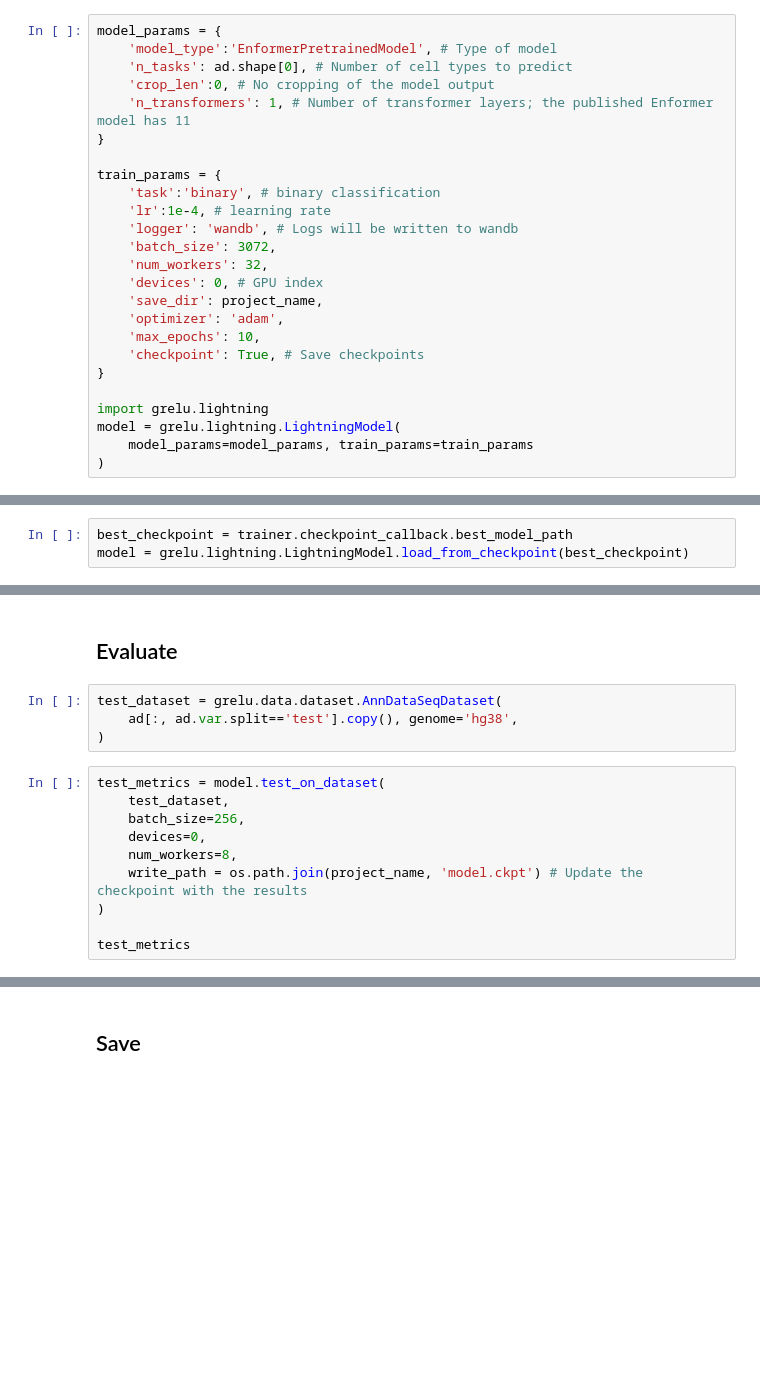
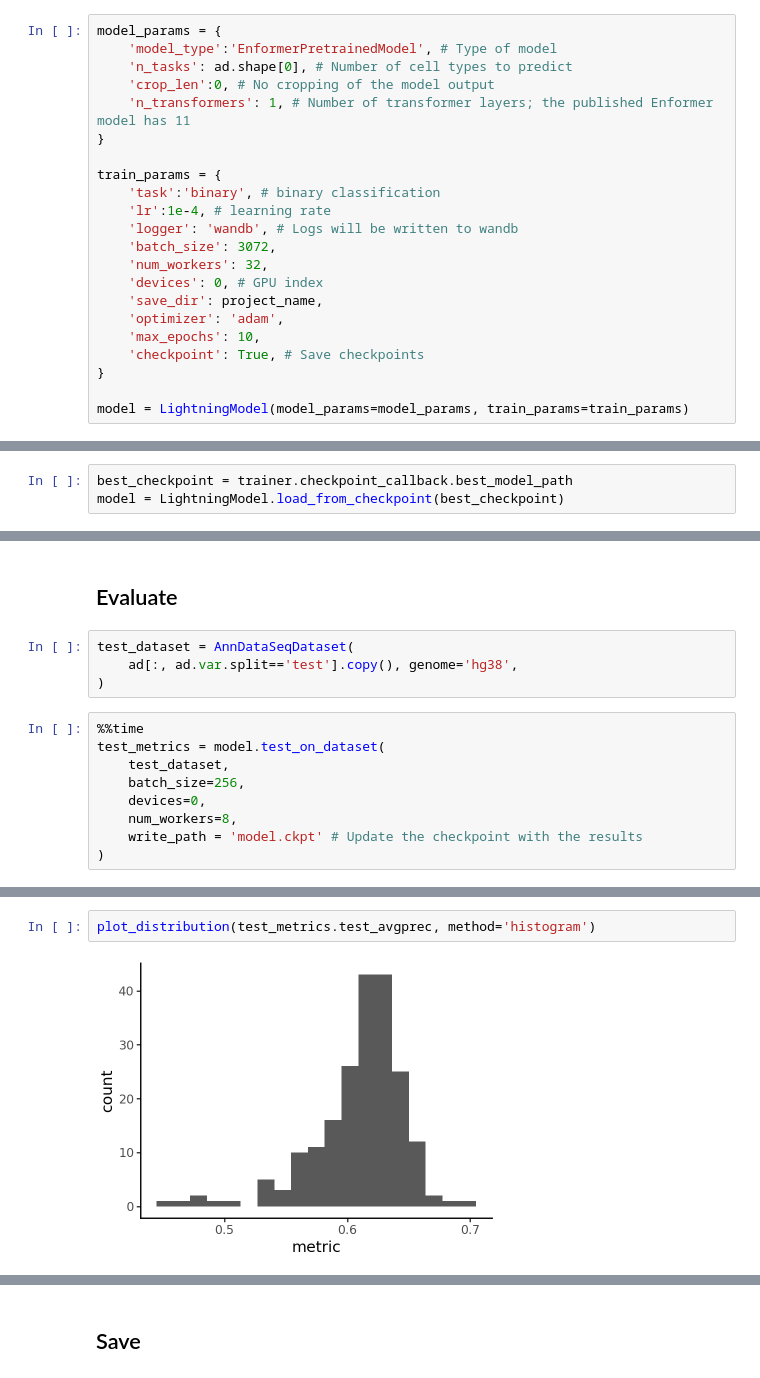
Before and after one commit to Genentech/gReLU-applications, a Jupyter notebook: catlas/2_train.ipynb, the cells around one changed output, grey strips where cells are left out. Cells and saved outputs as stored; diff of their text form; blank space fills up the shorter version.

```diff
--- a/catlas/2_train.ipynb
+++ b/catlas/2_train.ipynb
@@ -78,10 +81,7 @@ train_params = {
     'checkpoint': True, # Save checkpoints
 }
 
-import grelu.lightning
-model = grelu.lightning.LightningModel(
-    model_params=model_params, train_params=train_params
-)
+model = LightningModel(model_params=model_params, train_params=train_params)
 # %% [output]
 wandb: WARNING Calling wandb.login() after wandb.init() has no effect.
 wandb: Downloading large artifact human_state_dict:latest, 939.29MB. 1 files...
@@ -127,7 +126,7 @@ LOCAL_RANK: 0 - CUDA_VISIBLE_DEVICES: [1]
 ## Load best checkpoint
 # %%
 best_checkpoint = trainer.checkpoint_callback.best_model_path
-model = grelu.lightning.LightningModel.load_from_checkpoint(best_checkpoint)
+model = LightningModel.load_from_checkpoint(best_checkpoint)
 # %% [output]
 wandb: WARNING Calling wandb.login() after wandb.init() has no effect.
 wandb: Downloading large artifact human_state_dict:latest, 939.29MB. 1 files...
@@ -136,19 +135,18 @@ Done. 0:0:0.8
 # %% [markdown]
 ## Evaluate
 # %%
-test_dataset = grelu.data.dataset.AnnDataSeqDataset(
+test_dataset = AnnDataSeqDataset(
     ad[:, ad.var.split=='test'].copy(), genome='hg38',
 )
 # %%
+%%time
 test_metrics = model.test_on_dataset(
     test_dataset,
     batch_size=256,
     devices=0,
     num_workers=8,
-    write_path = os.path.join(project_name, 'model.ckpt') # Update the checkpoint with the results
+    write_path = 'model.ckpt' # Update the checkpoint with the results
 )
-
-test_metrics
 # %% [output]
 GPU available: True (cuda), used: True
 TPU available: False, using: 0 TPU cores
@@ -178,0 +166,4 @@ LOCAL_RANK: 0 - CUDA_VISIBLE_DEVICES: [1]
+# %%
+plot_distribution(test_metrics.test_avgprec, method='histogram')
+# %% [output]
+[figure, added]
```
Also changed, not shown: parts of 12 cells of this notebook, 6 other files.
